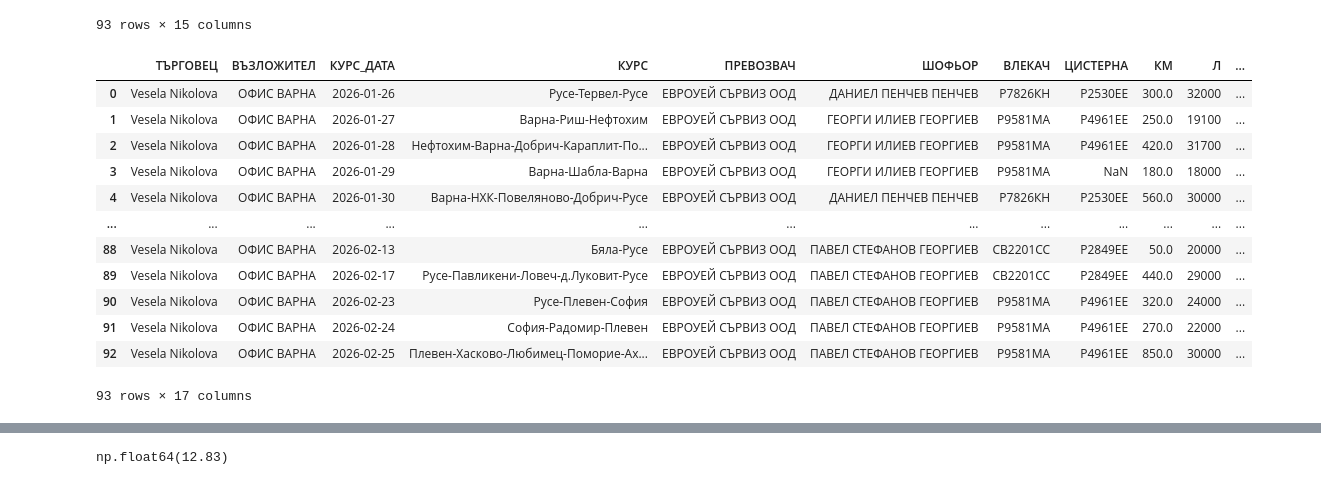
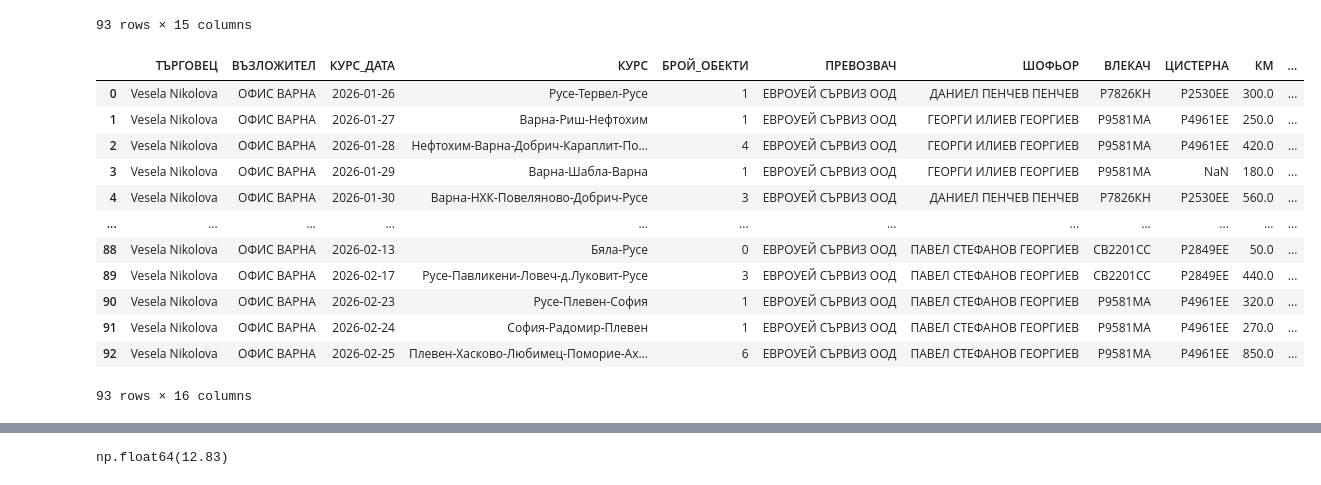
Before and after one commit to plamensve/eko_analysis, a Jupyter notebook: transport/transport_eda.ipynb, the cells around one changed output, grey strips where cells are left out. Saved outputs shown, nothing was run; the diff lists cells and outputs as text; code cells hidden in the pictures.

```diff
--- a/transport/transport_eda.ipynb
+++ b/transport/transport_eda.ipynb
@@ -41,21 +41,23 @@ cleaned_data
 # %%
 cleaned_data['courses_points'] = cleaned_data['КУРС'].apply(lambda x: x.split('-'))
 cleaned_data['points_count'] = cleaned_data['courses_points'].apply(lambda x: len(x) - 2)
+cleaned_data = cleaned_data[['ТЪРГОВЕЦ', 'ВЪЗЛОЖИТЕЛ', 'КУРС_ДАТА', 'КУРС', 'points_count', 'ПРЕВОЗВАЧ', 'ШОФЬОР', 'ВЛЕКАЧ', 'ЦИСТЕРНА', 'КМ', 'Л', '€_ЦЕНА_ОБЩО', '€_ЦЕНА_ЗА_1000', 'ДЕН', 'МЕСЕЦ', 'ГОДИНА']]
+cleaned_data = cleaned_data.rename(columns={'points_count': 'БРОЙ_ОБЕКТИ'})
 cleaned_data
 # %% [output]
-|  | ТЪРГОВЕЦ | ВЪЗЛОЖИТЕЛ | КУРС_ДАТА | КУРС | ПРЕВОЗВАЧ | ШОФЬОР | ВЛЕКАЧ | ЦИСТЕРНА | КМ | Л | ... |
-| 0 | Vesela Nikolova | ОФИС ВАРНА | 2026-01-26 | Русе-Тервел-Русе | ЕВРОУЕЙ СЪРВИЗ ООД | ДАНИЕЛ ПЕНЧЕВ ПЕНЧЕВ | Р7826КН | Р2530ЕЕ | 300.0 | 32000 | ... |
-| 1 | Vesela Nikolova | ОФИС ВАРНА | 2026-01-27 | Варна-Риш-Нефтохим | ЕВРОУЕЙ СЪРВИЗ ООД | ГЕОРГИ ИЛИЕВ ГЕОРГИЕВ | Р9581МА | Р4961ЕЕ | 250.0 | 19100 | ... |
-| 2 | Vesela Nikolova | ОФИС ВАРНА | 2026-01-28 | Нефтохим-Варна-Добрич-Караплит-По... | ЕВРОУЕЙ СЪРВИЗ ООД | ГЕОРГИ ИЛИЕВ ГЕОРГИЕВ | Р9581МА | Р4961ЕЕ | 420.0 | 31700 | ... |
-| 3 | Vesela Nikolova | ОФИС ВАРНА | 2026-01-29 | Варна-Шабла-Варна | ЕВРОУЕЙ СЪРВИЗ ООД | ГЕОРГИ ИЛИЕВ ГЕОРГИЕВ | Р9581МА | NaN | 180.0 | 18000 | ... |
-| 4 | Vesela Nikolova | ОФИС ВАРНА | 2026-01-30 | Варна-НХК-Повеляново-Добрич-Русе | ЕВРОУЕЙ СЪРВИЗ ООД | ДАНИЕЛ ПЕНЧЕВ ПЕНЧЕВ | Р7826КН | Р2530ЕЕ | 560.0 | 30000 | ... |
+|  | ТЪРГОВЕЦ | ВЪЗЛОЖИТЕЛ | КУРС_ДАТА | КУРС | БРОЙ_ОБЕКТИ | ПРЕВОЗВАЧ | ШОФЬОР | ВЛЕКАЧ | ЦИСТЕРНА | КМ | ... |
+| 0 | Vesela Nikolova | ОФИС ВАРНА | 2026-01-26 | Русе-Тервел-Русе | 1 | ЕВРОУЕЙ СЪРВИЗ ООД | ДАНИЕЛ ПЕНЧЕВ ПЕНЧЕВ | Р7826КН | Р2530ЕЕ | 300.0 | ... |
+| 1 | Vesela Nikolova | ОФИС ВАРНА | 2026-01-27 | Варна-Риш-Нефтохим | 1 | ЕВРОУЕЙ СЪРВИЗ ООД | ГЕОРГИ ИЛИЕВ ГЕОРГИЕВ | Р9581МА | Р4961ЕЕ | 250.0 | ... |
+| 2 | Vesela Nikolova | ОФИС ВАРНА | 2026-01-28 | Нефтохим-Варна-Добрич-Караплит-По... | 4 | ЕВРОУЕЙ СЪРВИЗ ООД | ГЕОРГИ ИЛИЕВ ГЕОРГИЕВ | Р9581МА | Р4961ЕЕ | 420.0 | ... |
+| 3 | Vesela Nikolova | ОФИС ВАРНА | 2026-01-29 | Варна-Шабла-Варна | 1 | ЕВРОУЕЙ СЪРВИЗ ООД | ГЕОРГИ ИЛИЕВ ГЕОРГИЕВ | Р9581МА | NaN | 180.0 | ... |
+| 4 | Vesela Nikolova | ОФИС ВАРНА | 2026-01-30 | Варна-НХК-Повеляново-Добрич-Русе | 3 | ЕВРОУЕЙ СЪРВИЗ ООД | ДАНИЕЛ ПЕНЧЕВ ПЕНЧЕВ | Р7826КН | Р2530ЕЕ | 560.0 | ... |
 | ... | ... | ... | ... | ... | ... | ... | ... | ... | ... | ... | ... |
-| 88 | Vesela Nikolova | ОФИС ВАРНА | 2026-02-13 | Бяла-Русе | ЕВРОУЕЙ СЪРВИЗ ООД | ПАВЕЛ СТЕФАНОВ ГЕОРГИЕВ | CB2201CC | P2849EE | 50.0 | 20000 | ... |
-| 89 | Vesela Nikolova | ОФИС ВАРНА | 2026-02-17 | Русе-Павликени-Ловеч-д.Луковит-Русе | ЕВРОУЕЙ СЪРВИЗ ООД | ПАВЕЛ СТЕФАНОВ ГЕОРГИЕВ | CB2201CC | P2849EE | 440.0 | 29000 | ... |
-| 90 | Vesela Nikolova | ОФИС ВАРНА | 2026-02-23 | Русе-Плевен-София | ЕВРОУЕЙ СЪРВИЗ ООД | ПАВЕЛ СТЕФАНОВ ГЕОРГИЕВ | Р9581МА | Р4961ЕЕ | 320.0 | 24000 | ... |
-| 91 | Vesela Nikolova | ОФИС ВАРНА | 2026-02-24 | София-Радомир-Плевен | ЕВРОУЕЙ СЪРВИЗ ООД | ПАВЕЛ СТЕФАНОВ ГЕОРГИЕВ | Р9581МА | Р4961ЕЕ | 270.0 | 22000 | ... |
-| 92 | Vesela Nikolova | ОФИС ВАРНА | 2026-02-25 | Плевен-Хасково-Любимец-Поморие-Ах... | ЕВРОУЕЙ СЪРВИЗ ООД | ПАВЕЛ СТЕФАНОВ ГЕОРГИЕВ | Р9581МА | Р4961ЕЕ | 850.0 | 30000 | ... |
+| 88 | Vesela Nikolova | ОФИС ВАРНА | 2026-02-13 | Бяла-Русе | 0 | ЕВРОУЕЙ СЪРВИЗ ООД | ПАВЕЛ СТЕФАНОВ ГЕОРГИЕВ | CB2201CC | P2849EE | 50.0 | ... |
+| 89 | Vesela Nikolova | ОФИС ВАРНА | 2026-02-17 | Русе-Павликени-Ловеч-д.Луковит-Русе | 3 | ЕВРОУЕЙ СЪРВИЗ ООД | ПАВЕЛ СТЕФАНОВ ГЕОРГИЕВ | CB2201CC | P2849EE | 440.0 | ... |
+| 90 | Vesela Nikolova | ОФИС ВАРНА | 2026-02-23 | Русе-Плевен-София | 1 | ЕВРОУЕЙ СЪРВИЗ ООД | ПАВЕЛ СТЕФАНОВ ГЕОРГИЕВ | Р9581МА | Р4961ЕЕ | 320.0 | ... |
+| 91 | Vesela Nikolova | ОФИС ВАРНА | 2026-02-24 | София-Радомир-Плевен | 1 | ЕВРОУЕЙ СЪРВИЗ ООД | ПАВЕЛ СТЕФАНОВ ГЕОРГИЕВ | Р9581МА | Р4961ЕЕ | 270.0 | ... |
+| 92 | Vesela Nikolova | ОФИС ВАРНА | 2026-02-25 | Плевен-Хасково-Любимец-Поморие-Ах... | 6 | ЕВРОУЕЙ СЪРВИЗ ООД | ПАВЕЛ СТЕФАНОВ ГЕОРГИЕВ | Р9581МА | Р4961ЕЕ | 850.0 | ... |
-93 rows × 17 columns
+93 rows × 16 columns
 # %%
 cleaned_data.to_csv('transport_data.csv', index=False)
 # %%
```
Also changed, not shown: parts of 1 cell of this notebook, 1 other file.
